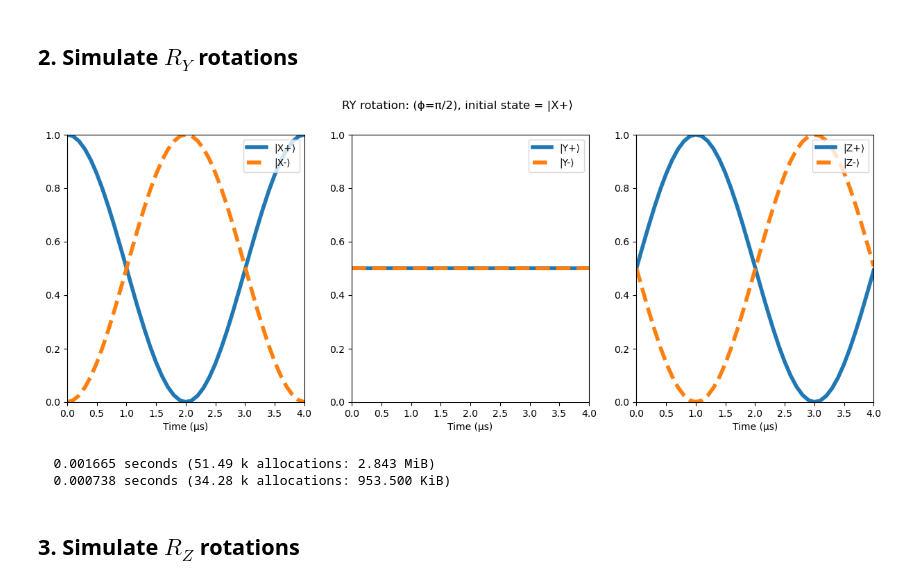
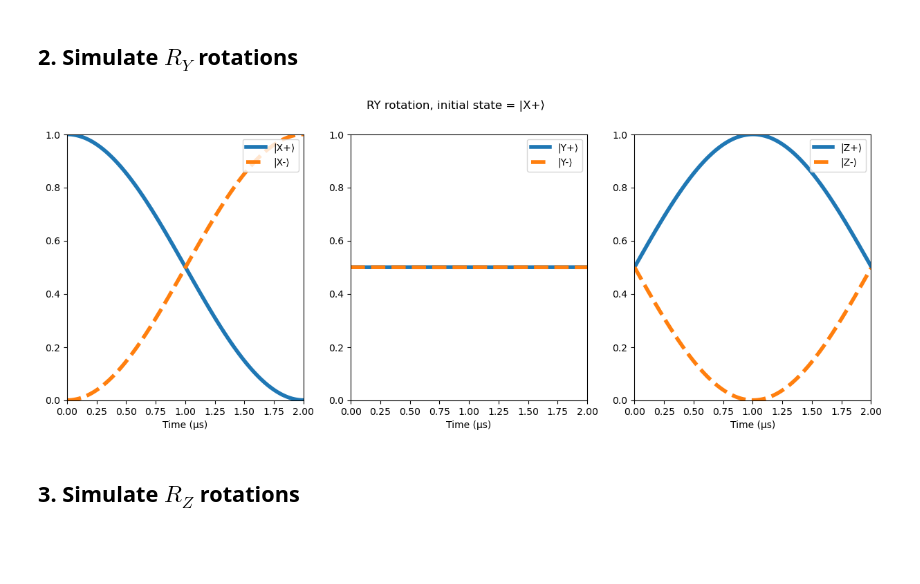
Before and after one commit to SQRLab/IonSim, a Jupyter notebook: single_qubit_rotations/single_qubit_rotations.ipynb, the cells around one changed output. Cells and saved outputs as stored; diff of their text form; code cells hidden in the pictures; blank space fills up the shorter version.

```diff
--- a/single_qubit_rotations/single_qubit_rotations.ipynb
+++ b/single_qubit_rotations/single_qubit_rotations.ipynb
@@ -22,0 +21,6 @@ chain = Nothing;
+# %%
+using .SingleQubitChamber: CALCIUM40
+TIMESCALE = 1e-6
+TRAP_FREQUENCY = 1e6
+B_STRENGTH = 4e-4
+PI_TIME = 2e-6;
@@ -116,46 +123,18 @@ plt.display(fig)
 # %% [markdown]
 ## 2. Simulate $R_Y$ rotations
-# %%
-@time chain = LinearChain(
-        ions = [CALCIUM40],
-        comfrequencies = (x = 3e6, y = 3e6, z = 1e6),
-        selectedmodes = (;z = [1],)
-    )
-
-laser = Laser(Δ=0, ϵ = (x̂ - ẑ)/√2, k = (x̂ + ẑ)/√2, ϕ = π/2) # <-- CHANGE = VARY PHASE
-chamber = Chamber(iontrap=chain, B=4e-4, Bhat=ẑ, δB=0, lasers=[laser]);
-
-λ = transitionwavelength(CALCIUM40, ("S", "D"), chamber)
-wavelength!(laser, λ)
-
-pitime = 2e-6
-I = intensity_from_pitime(laser, pitime, CALCIUM40, ("S", "D"), chamber);
-intensity!(laser, I)
-
-# Time-dependent Hamiltonian
-h = hamiltonian(chamber, timescale=TIMESCALE);
-
-# Electronic state
-#ψ0_electronic = CALCIUM40["S"]
-ψ0_electronic = (CALCIUM40["S"] + CALCIUM40["D"])/√2
-
-# Motional state
-vibrational_mode = modes(chamber)[1]
-ψ0_motional = vibrational_mode[0] # GLOBAL: ground state of the first vibrational mode
-ψ0 = ψ0_electronic ⊗ ψ0_motional # GLOBAL: initial state for all the simulations
-
-# Integration time
-t_range = timescale*[0:0.1:4;]
-@time tout, ψt = timeevolution.schroedinger_dynamic(t_range/TIMESCALE, ψ0, h);
-ψt
-
-fig = plot_populations(chamber, tout, ψt)
-fig.suptitle("RY rotation: (ϕ=π/2), initial state = |X+⟩")
-plt.display(fig)
-# %% [output]
-[figure, removed]
-  0.001665 seconds (51.49 k allocations: 2.843 MiB)
-  0.000738 seconds (34.28 k allocations: 953.500 KiB)
+# %%
+# Initial state
+ψ0_electronic = (CALCIUM40["S"] + CALCIUM40["D"])/√2
+ψ0 = ψ0_electronic ⊗ ψ0_MOTIONAL # GLOBAL: initial state for all the simulations
+
+# RX(2π)
+tout, ψt = RY(π, chamber, ψ0, PI_TIME, TIMESCALE)
+
+fig = plot_populations(chamber, tout, ψt)
+fig.suptitle("RY rotation, initial state = |X+⟩")
+plt.display(fig)
+# %% [output]
+[figure, added]
 # %% [markdown]
 ## 3. Simulate $R_Z$ rotations
 # %% [markdown]
```
Also changed, not shown: parts of 23 cells of this notebook, 1 other file.
